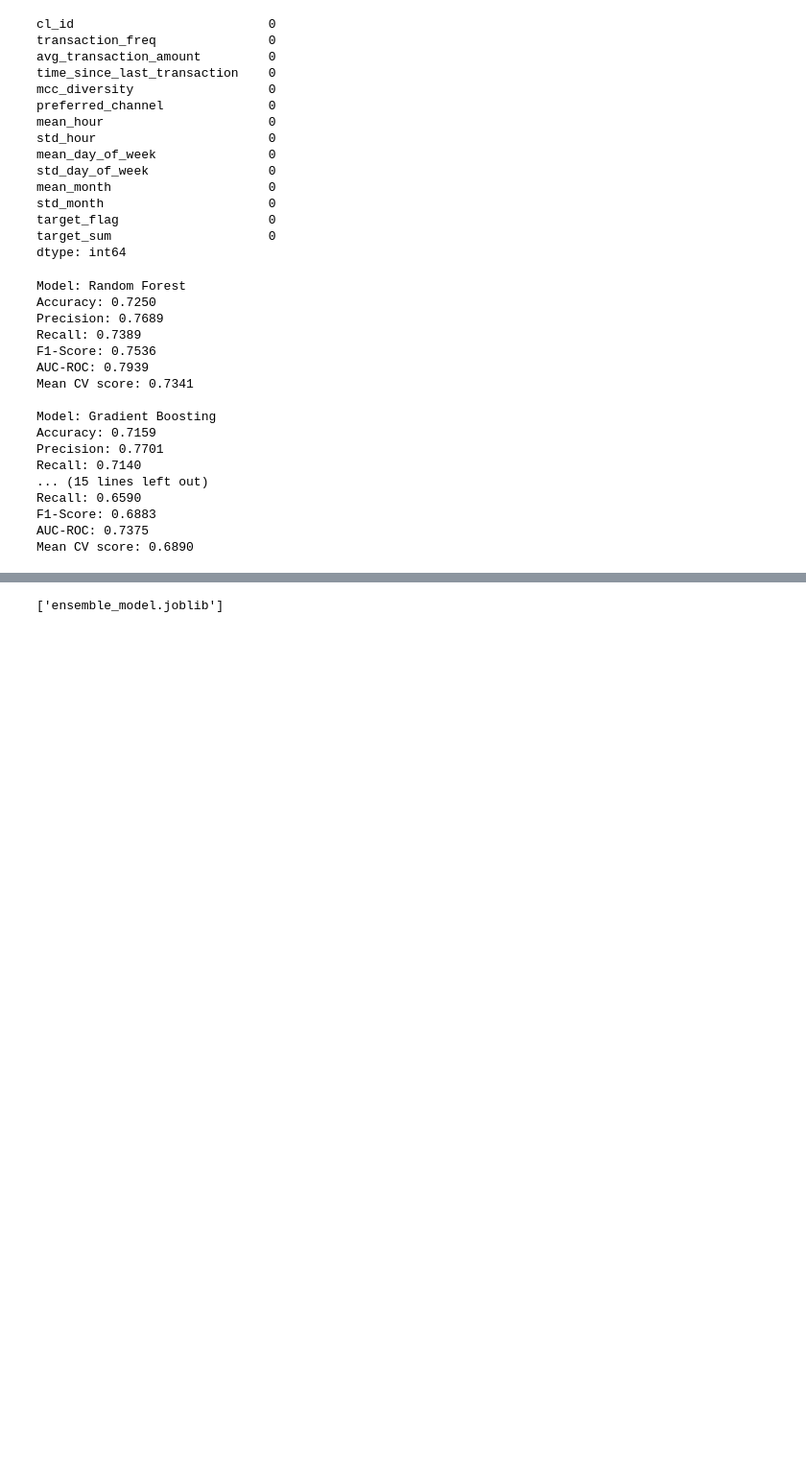
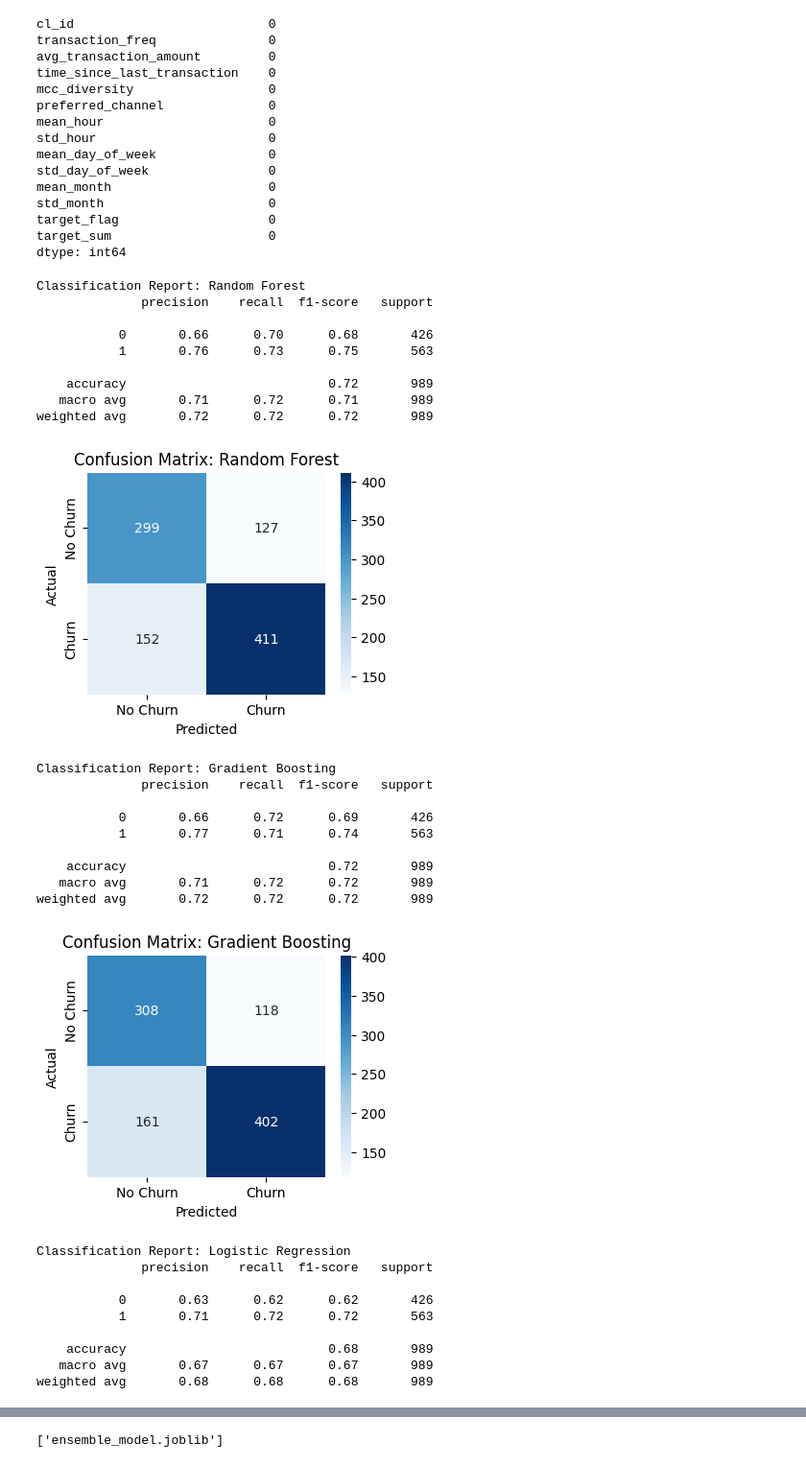
Before and after one commit to Ishrathh/ChurnWatch, a Jupyter notebook: notebook.ipynb, the cells around one changed output, grey strips where cells are left out. Shown at 96% size. Saved outputs shown, nothing was run; the diff lists cells and outputs as text; code cells hidden in the pictures; blank space fills up the shorter version.

Commit message:
fix: missing model

```diff
--- a/notebook.ipynb
+++ b/notebook.ipynb
@@ -1,7 +1,7 @@
 # %%
 import pandas as pd
 
-df = pd.read_csv('train.csv')
+df = pd.read_csv('./server/data/train.csv')
 
 df.info(), df.head()
 # %% [output]
@@ -159,6 +159,7 @@ from sklearn.pipeline import Pipeline
 from sklearn.metrics import classification_report, confusion_matrix
 import matplotlib.pyplot as plt
 import seaborn as sns
+import xgboost as xgb
 
 # Prepare data
 X = features.drop(columns=['cl_id', 'target_flag', 'target_sum'])
@@ -184,7 +185,8 @@ models = {
     'Random Forest': RandomForestClassifier(random_state=42),
     'Gradient Boosting': GradientBoostingClassifier(random_state=42),
     'Logistic Regression': LogisticRegression(max_iter=1000, random_state=42),
-    'Neural Network': MLPClassifier(hidden_layer_sizes=(64, 32), max_iter=1000, random_state=42)
+    'Neural Network': MLPClassifier(hidden_layer_sizes=(64, 32), max_iter=1000, random_state=42),
+    'XGBoost': xgb.XGBClassifier(random_state=42)
 }
 
 # Evaluate individual models
@@ -202,55 +204,58 @@ for name, model in models.items():
     # Make predictions
     y_pred = pipeline.predict(X_test)
     y_pred_proba = pipeline.predict_proba(X_test)[:, 1]
     scores = cross_val_score(pipeline, X_train, y_train, cv=5)
 
-    # Evaluate performance
-    # results[name] = {
-    #     'Accuracy': accuracy_score(y_test, y_pred),
-    #     'Precision': precision_score(y_test, y_pred),
-    #     'Recall': recall_score(y_test, y_pred),
-    #     'F1-Score': f1_score(y_test, y_pred),
-    #     'AUC-ROC': roc_auc_score(y_test, y_pred_proba),
-    #     'Mean CV score': scores.mean()
-    # }
     print(f"Classification Report: {name}")
     print(classification_report(y_test, y_pred))
     cm_rf = confusion_matrix(y_test, y_pred)
     plt.figure(figsize=(4, 3))
     sns.heatmap(
         cm_rf,
         annot=True,
         fmt='d',
         cmap='Blues',
         xticklabels=['No Churn', 'Churn'],
         yticklabels=['No Churn', 'Churn']
     )
     plt.title(f'Confusion Matrix: {name}')
     plt.ylabel('Actual')
     plt.xlabel('Predicted')
     plt.show()
 
 # Display results
 for model_name, metrics in results.items():
     print(f"Model: {model_name}")
     for metric_name, value in metrics.items():
         print(f"{metric_name}: {value:.4f}")
     print()
 # %% [output]
-Model: Random Forest
-Accuracy: 0.7250
-Precision: 0.7689
-Recall: 0.7389
-F1-Score: 0.7536
-AUC-ROC: 0.7939
-Mean CV score: 0.7341
+Classification Report: Random Forest
+              precision    recall  f1-score   support
 
-Model: Gradient Boosting
-Accuracy: 0.7159
-Precision: 0.7701
-Recall: 0.7140
-... (15 lines left out)
-Recall: 0.6590
-F1-Score: 0.6883
-AUC-ROC: 0.7375
-Mean CV score: 0.6890
+           0       0.66      0.70      0.68       426
+           1       0.76      0.73      0.75       563
+
+    accuracy                           0.72       989
+   macro avg       0.71      0.72      0.71       989
+weighted avg       0.72      0.72      0.72       989
+[figure, added]
+Classification Report: Gradient Boosting
+              precision    recall  f1-score   support
+
+           0       0.66      0.72      0.69       426
+           1       0.77      0.71      0.74       563
+
+    accuracy                           0.72       989
+   macro avg       0.71      0.72      0.72       989
+weighted avg       0.72      0.72      0.72       989
+[figure, added]
+Classification Report: Logistic Regression
+              precision    recall  f1-score   support
+
+           0       0.63      0.62      0.62       426
+           1       0.71      0.72      0.72       563
+
+    accuracy                           0.68       989
+   macro avg       0.67      0.67      0.67       989
+weighted avg       0.68      0.68      0.68       989
```
Also changed, not shown: parts of 12 cells of this notebook, 2 other files.
